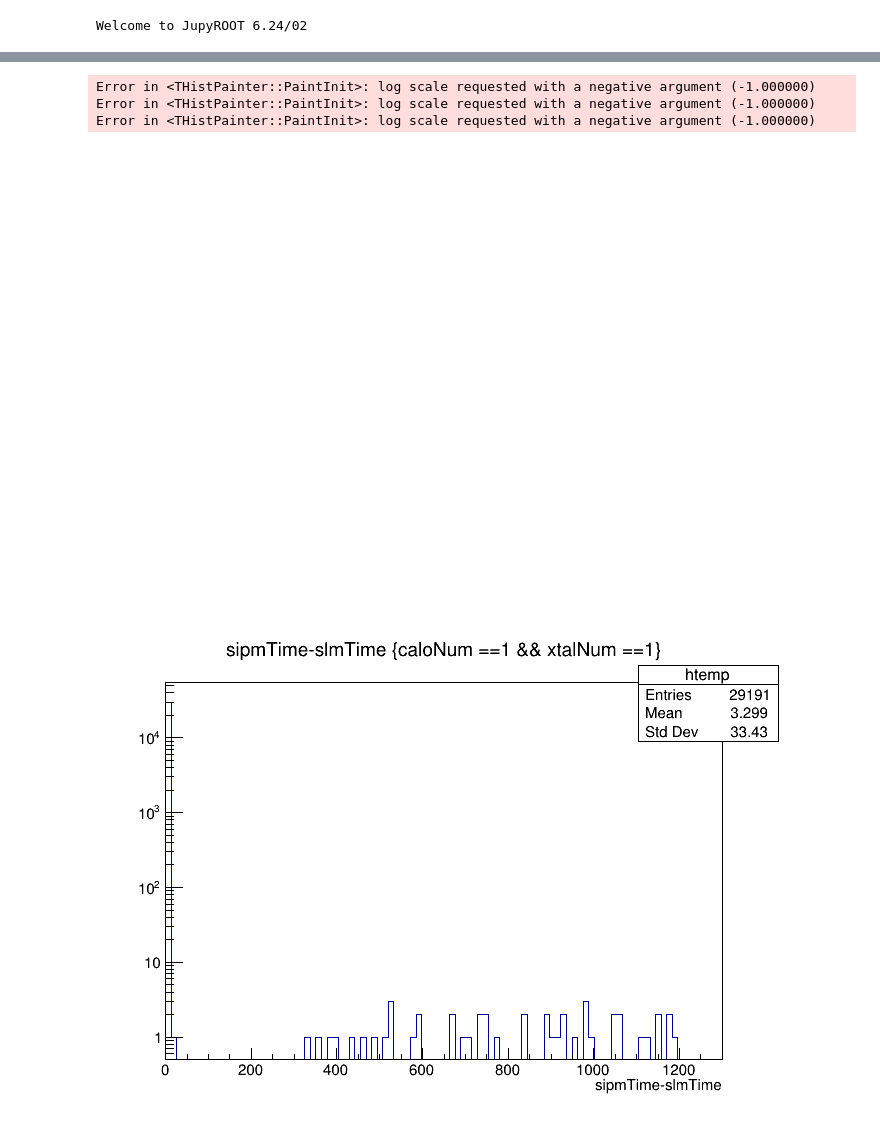
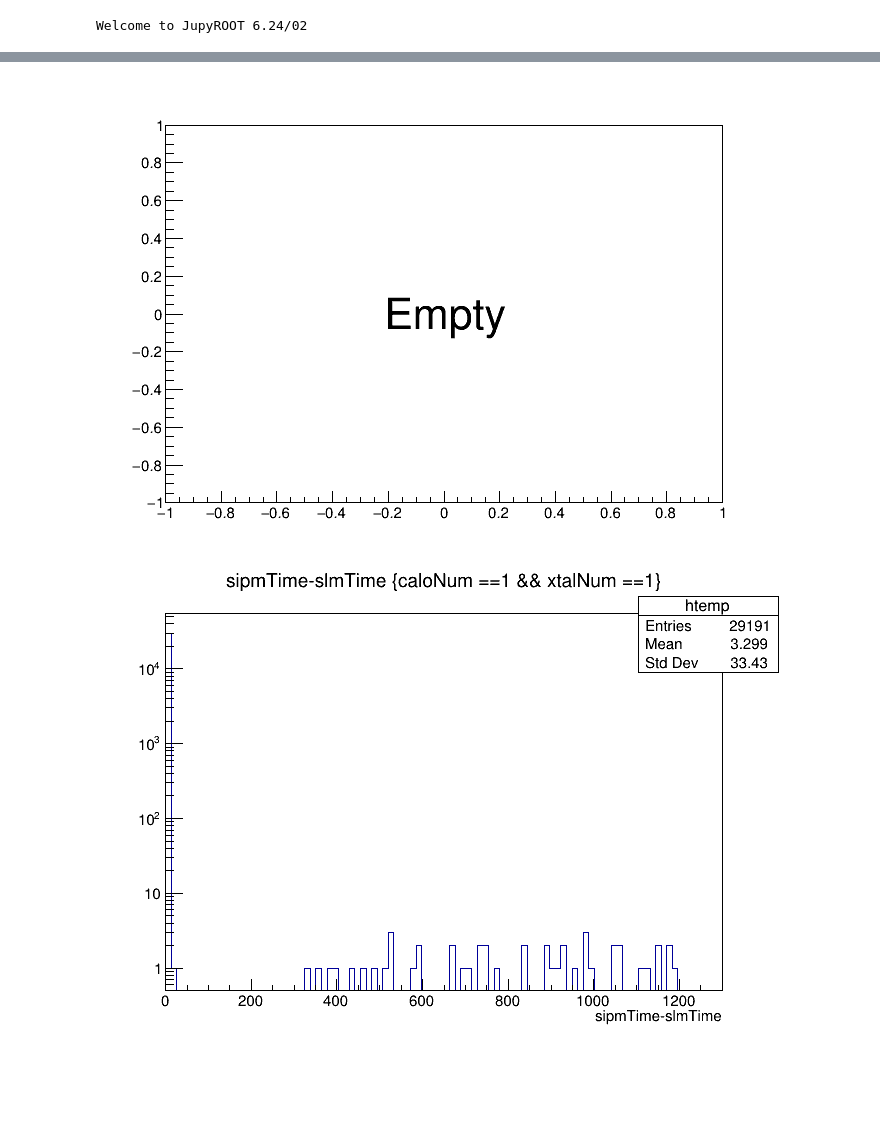
Before and after one commit to AditJain13/Run2C_Analysis, a Jupyter notebook: Normalization_byFill.ipynb, the cells around one changed output, grey strips where cells are left out. Drawn from its saved outputs; the diff is of its cells as text; code cells hidden in the pictures; blank space fills up the shorter version.

```diff
--- a/Normalization_byFill.ipynb
+++ b/Normalization_byFill.ipynb
@@ -33,11 +61,9 @@ c.Draw()
 # %%
-t.Draw('caloNum:xtalNum', "runNum =={} && subRunNum=={} && fillNum == {}".format(run,subRun,fillNum), 'colz')
+t.Draw('caloNum:xtalNum', "runNum =={} && subRunNum=={} && fillNum == {}".format(run,subRun,fill), 'colz')
+c.SetLogy(0)
 c.Draw()
 # %% [output]
-Error in <THistPainter::PaintInit>: log scale requested with a negative argument (-1.000000)
-Error in <THistPainter::PaintInit>: log scale requested with a negative argument (-1.000000)
-Error in <THistPainter::PaintInit>: log scale requested with a negative argument (-1.000000)
-[figure, old version]
+[figure, new version]
 # %%
 t.Draw('sipmTime-slmTime', "caloNum ==1 && xtalNum ==1")
 c.SetLogy()
```
Also changed, not shown: parts of 32 cells of this notebook, 2 other files.
